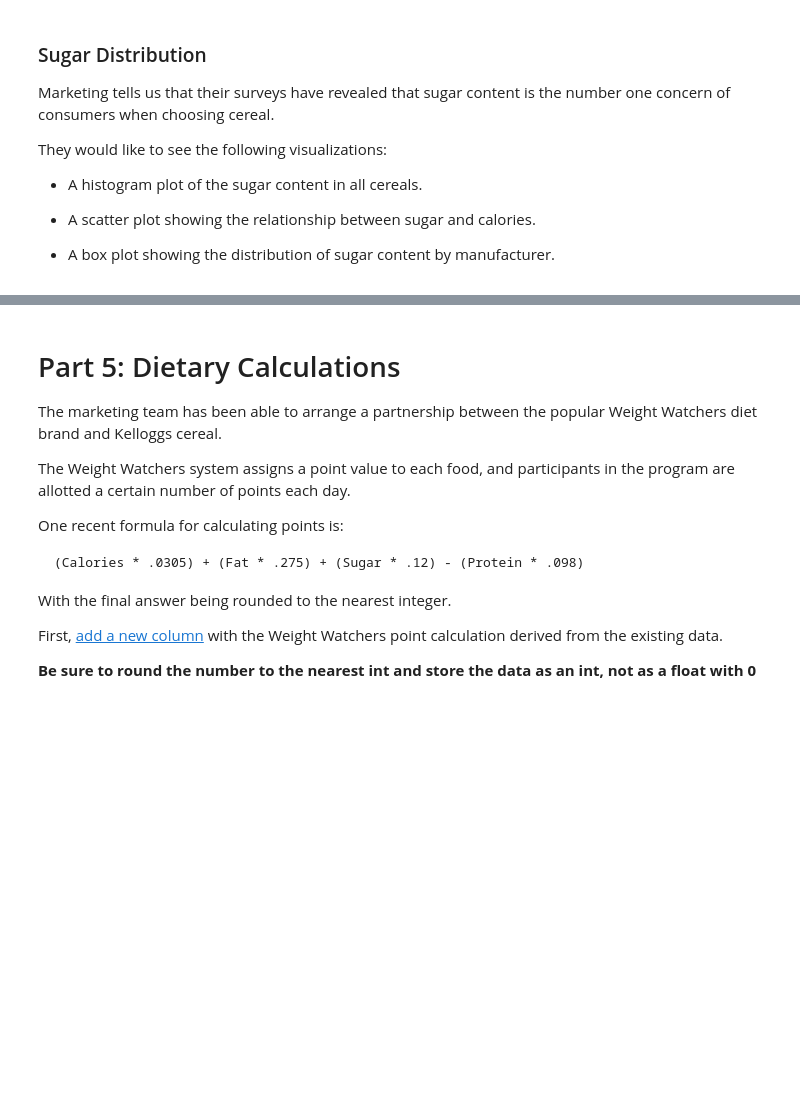
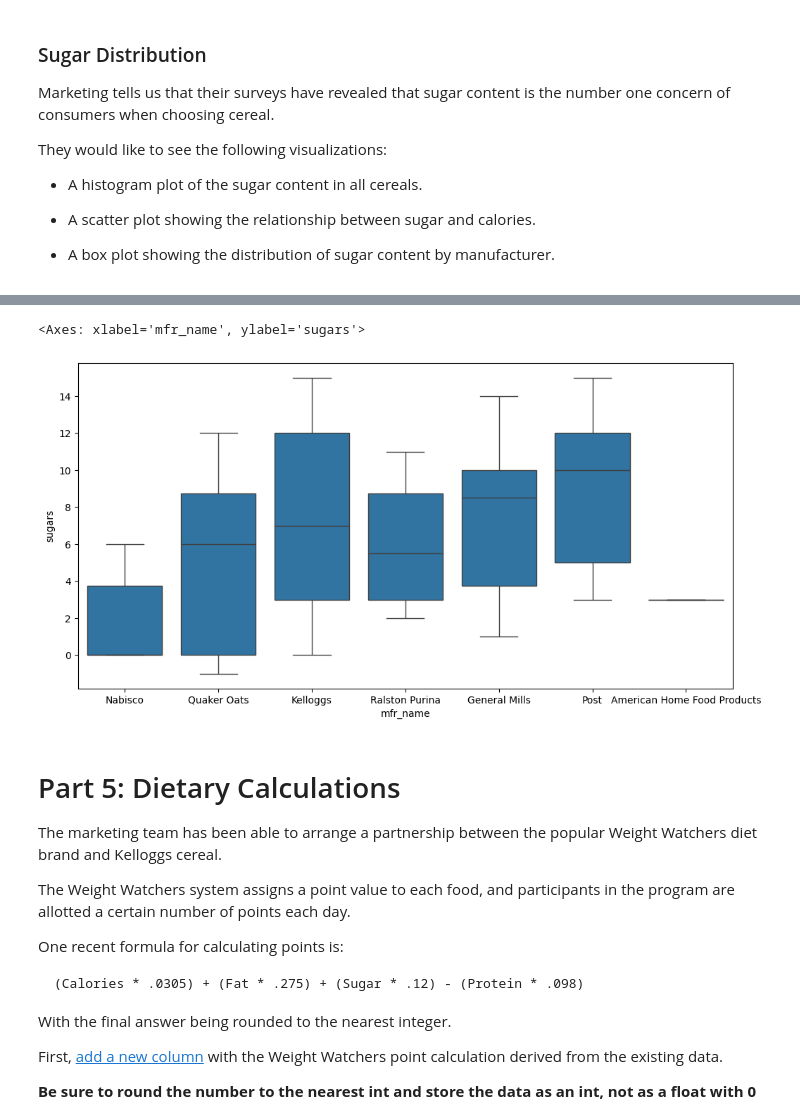
Before and after one commit to CaSc2000-dotcom/CaSc2000-dotcom, a Jupyter notebook: notebooks/cse_450/Exploration_02.ipynb, the cells around one changed output, grey strips where cells are left out. Drawn from its saved outputs; the diff is of its cells as text; code cells hidden in the pictures; blank space fills up the shorter version.

```diff
--- a/notebooks/cse_450/Exploration_02.ipynb
+++ b/notebooks/cse_450/Exploration_02.ipynb
@@ -185,3 +190,9 @@ sns.catplot(data=df, x='name', y='sugars', kind='boxen')
+# %%
+plt.figure(figsize=(12, 6))
+sns.boxplot(data=df, x='mfr_name', y='sugars')
+# %% [output]
+<Axes: xlabel='mfr_name', ylabel='sugars'>
+[figure, added]
 # %% [markdown]
 # Part 5: Dietary Calculations
 
```
Also changed, not shown: parts of 5 cells of this notebook.
